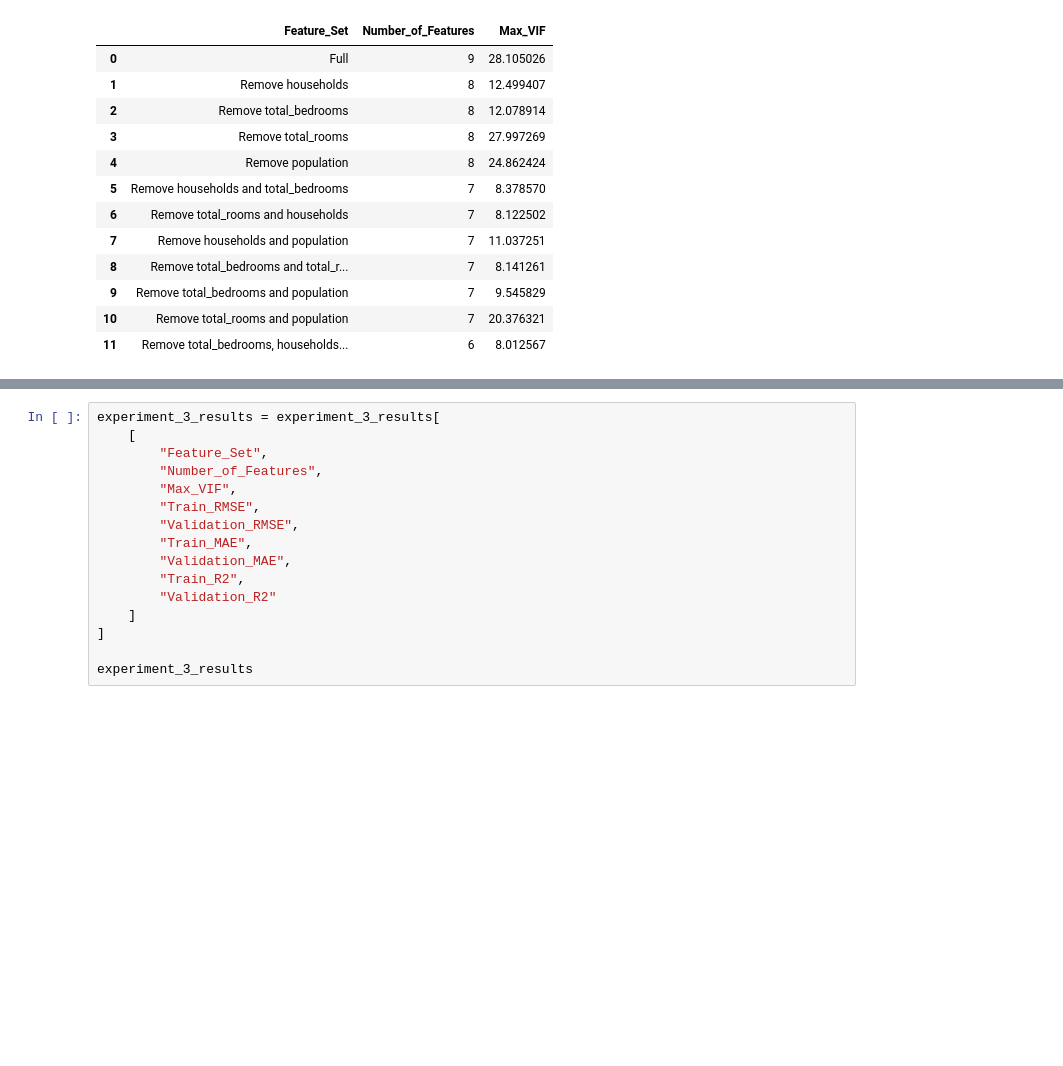
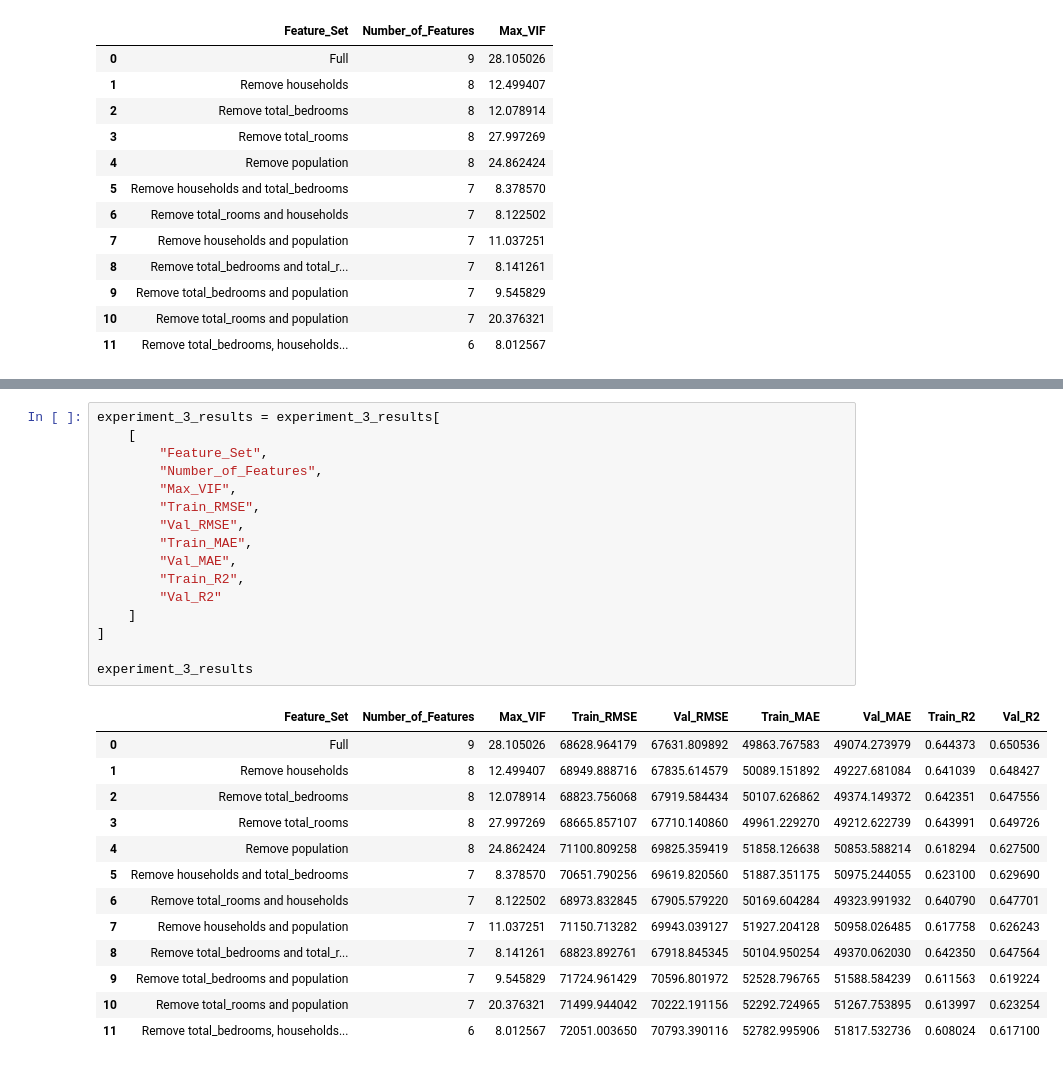
Before and after one commit to amanvashisth/House-Price-Prediction-ML-Project, a Jupyter notebook: Notebooks/Experiments/experiment_3.ipynb, the cells around one changed output, grey strips where cells are left out. Drawn from its saved outputs; the diff is of its cells as text; blank space fills up the shorter version.

```diff
--- a/Notebooks/Experiments/experiment_3.ipynb
+++ b/Notebooks/Experiments/experiment_3.ipynb
@@ -320,18 +367,32 @@ experiment_3_results
 # %%
 experiment_3_results = experiment_3_results[
     [
         "Feature_Set",
         "Number_of_Features",
         "Max_VIF",
         "Train_RMSE",
-        "Validation_RMSE",
+        "Val_RMSE",
         "Train_MAE",
-        "Validation_MAE",
+        "Val_MAE",
         "Train_R2",
-        "Validation_R2"
+        "Val_R2"
     ]
 ]
 
 experiment_3_results
+# %% [output]
+|  | Feature_Set | Number_of_Features | Max_VIF | Train_RMSE | Val_RMSE | Train_MAE | Val_MAE | Train_R2 | Val_R2 |
+| 0 | Full | 9 | 28.105026 | 68628.964179 | 67631.809892 | 49863.767583 | 49074.273979 | 0.644373 | 0.650536 |
+| 1 | Remove households | 8 | 12.499407 | 68949.888716 | 67835.614579 | 50089.151892 | 49227.681084 | 0.641039 | 0.648427 |
+| 2 | Remove total_bedrooms | 8 | 12.078914 | 68823.756068 | 67919.584434 | 50107.626862 | 49374.149372 | 0.642351 | 0.647556 |
+| 3 | Remove total_rooms | 8 | 27.997269 | 68665.857107 | 67710.140860 | 49961.229270 | 49212.622739 | 0.643991 | 0.649726 |
+| 4 | Remove population | 8 | 24.862424 | 71100.809258 | 69825.359419 | 51858.126638 | 50853.588214 | 0.618294 | 0.627500 |
+| 5 | Remove households and total_bedrooms | 7 | 8.378570 | 70651.790256 | 69619.820560 | 51887.351175 | 50975.244055 | 0.623100 | 0.629690 |
+| 6 | Remove total_rooms and households | 7 | 8.122502 | 68973.832845 | 67905.579220 | 50169.604284 | 49323.991932 | 0.640790 | 0.647701 |
+| 7 | Remove households and population | 7 | 11.037251 | 71150.713282 | 69943.039127 | 51927.204128 | 50958.026485 | 0.617758 | 0.626243 |
+| 8 | Remove total_bedrooms and total_r... | 7 | 8.141261 | 68823.892761 | 67918.845345 | 50104.950254 | 49370.062030 | 0.642350 | 0.647564 |
+| 9 | Remove total_bedrooms and population | 7 | 9.545829 | 71724.961429 | 70596.801972 | 52528.796765 | 51588.584239 | 0.611563 | 0.619224 |
+| 10 | Remove total_rooms and population | 7 | 20.376321 | 71499.944042 | 70222.191156 | 52292.724965 | 51267.753895 | 0.613997 | 0.623254 |
+| 11 | Remove total_bedrooms, households... | 6 | 8.012567 | 72051.003650 | 70793.390116 | 52782.995906 | 51817.532736 | 0.608024 | 0.617100 |
 # %%
 experiment_3_results.sort_values(
```
Also changed, not shown: parts of 19 cells of this notebook.
